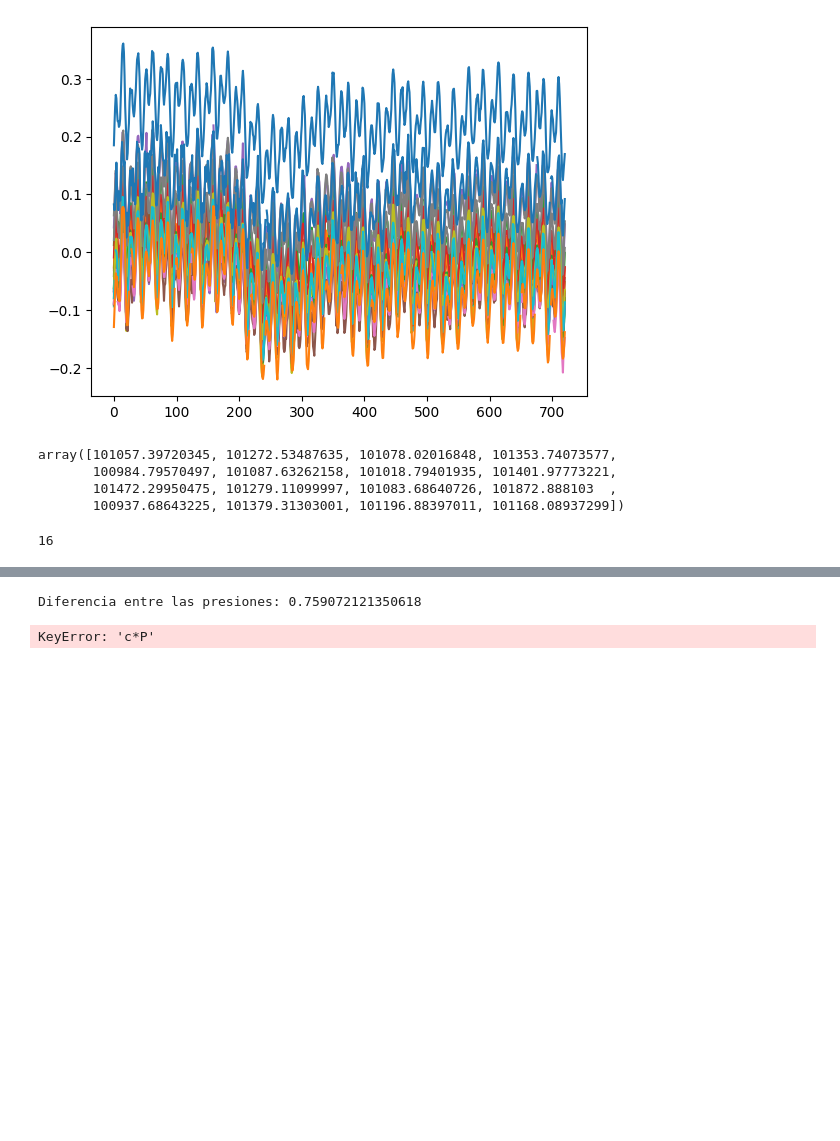
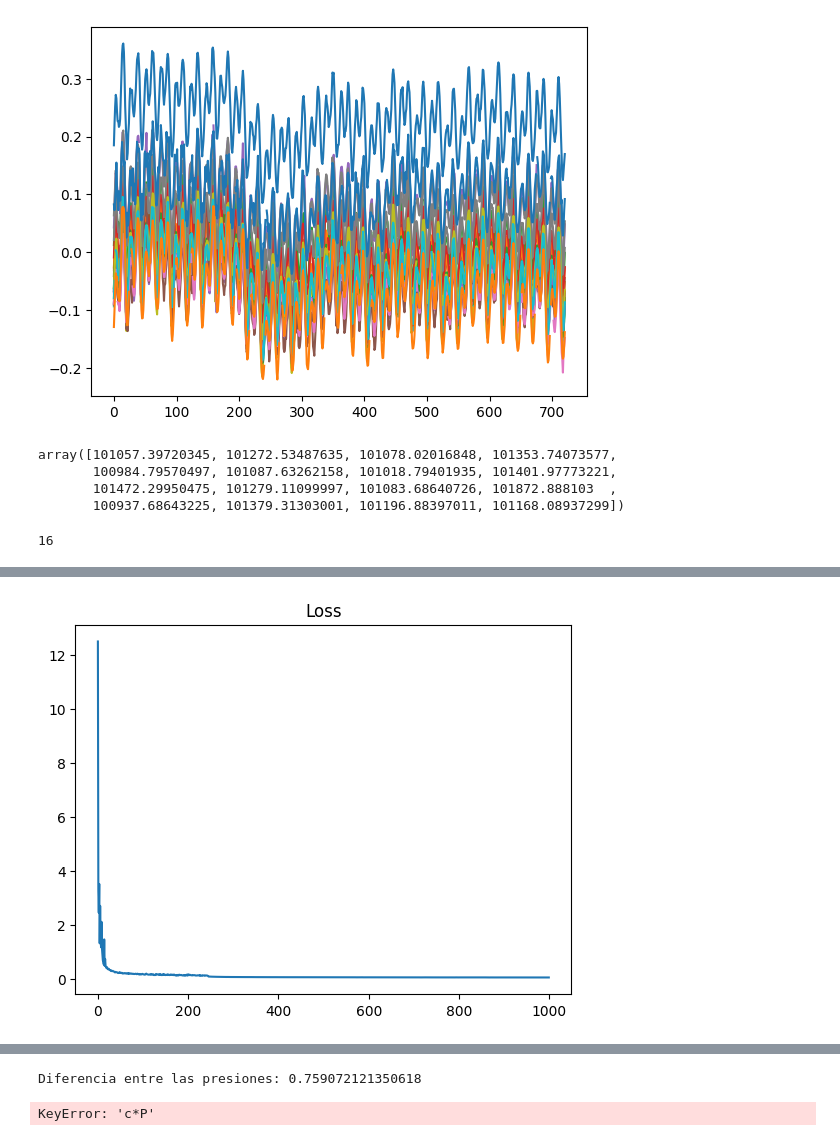
Before and after one commit to sagomeza1/pinns, a Jupyter notebook: cuadernos/exploracion.ipynb, the cells around one changed output, grey strips where cells are left out. Drawn from its saved outputs; the diff is of its cells as text; code cells hidden in the pictures; blank space fills up the shorter version.

```diff
--- a/cuadernos/exploracion.ipynb
+++ b/cuadernos/exploracion.ipynb
@@ -594,2 +595,3 @@ import scipy.io as sio
 # %%
-sio.loadmat()
+data = sio.loadmat("/home/alejandro/pinns/models/history_PINN_caribe_epchos_2000_lamb_3.mat")
+data = sio.loadmat("/home/alejandro/pinns/data/raw/Brussels_1000_lambda_2_R_0.2_envelope.mat")
@@ -595,0 +609,6 @@ sio.loadmat()
+# %%
+loss = data["Train_loss"][0]
+ns_loss = data["NS_loss"][0]
+u_loss = data["U_loss"][0]
+v_loss = data["V_loss"][0]
+p_loss = data["P_loss"][0]
@@ -595,0 +635,6 @@ sio.loadmat()
+# %%
+plt.plot(loss)
+plt.title("Loss")
+plt.show()
+# %% [output]
+[figure, added]
```
Also changed, not shown: parts of 8 cells of this notebook, 3 other files.
